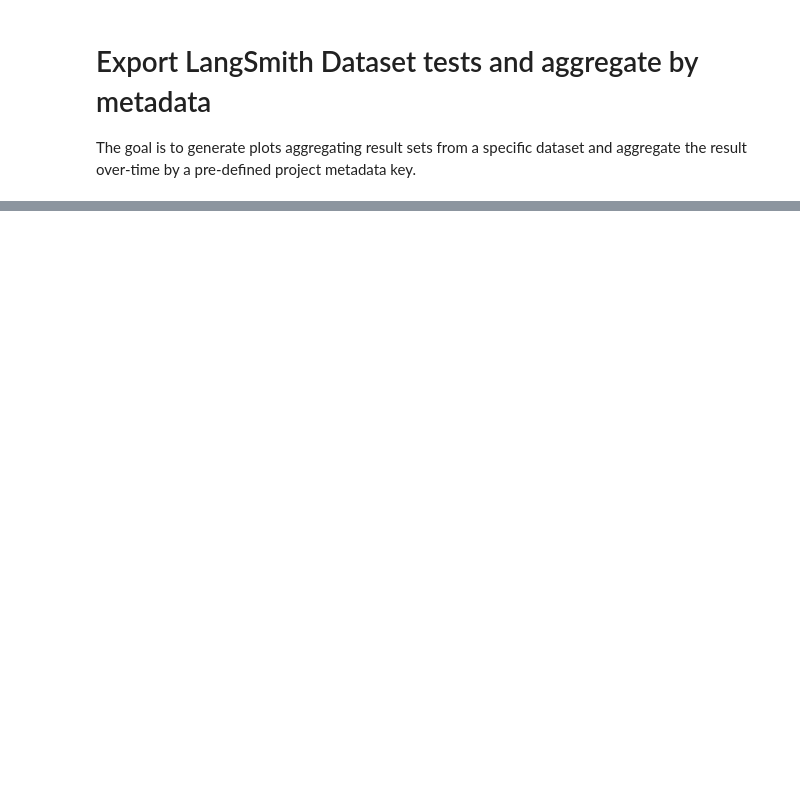
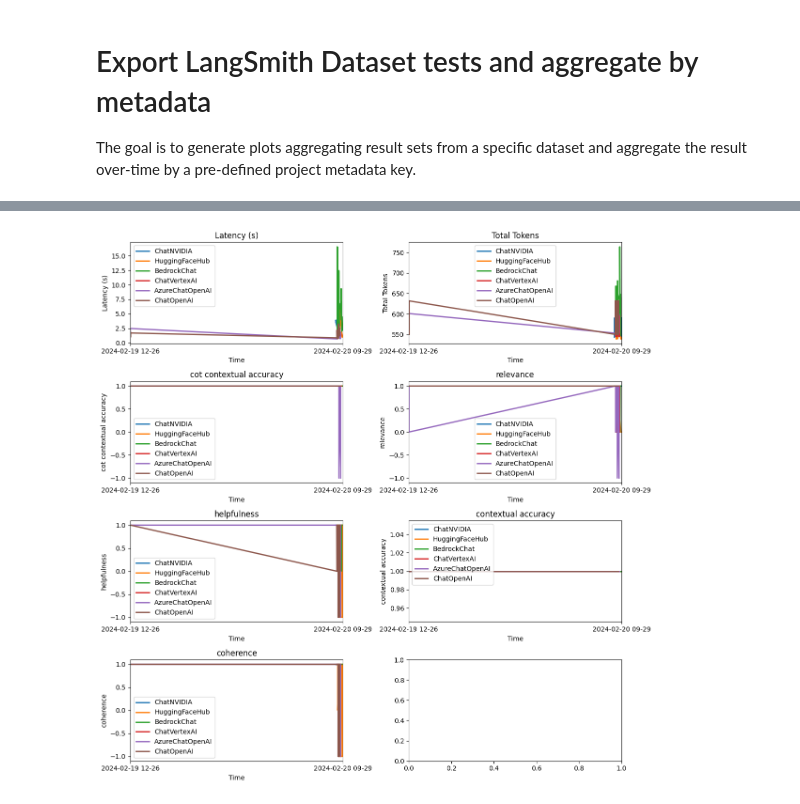
Before and after one commit to nicoloboschi/langchain-playground, a Jupyter notebook: langsmith-export.ipynb, the cells around one changed output, grey strips where cells are left out. Cells and saved outputs as stored; diff of their text form; code cells hidden in the pictures; blank space fills up the shorter version.

```diff
--- a/langsmith-export.ipynb
+++ b/langsmith-export.ipynb
@@ -12,0 +35,5 @@ metadata_key = input("Project metadata key: ")
+# %%
+c = Client()
+runs = c.list_runs(run_ids=["b89fe366-314c-4edb-89c0-9561e4ca639e", "283fa52e-a376-4b0e-a8ee-d1357f932df8"])
+for r in runs:
+    print(r)
@@ -21,6 +51,8 @@ from langsmith import Client
 
 @dataclass
 class RunStats:
+    run_id: str
+    error: bool
     ts: datetime
     latency: float
     total_tokens: int
@@ -30,10 +62,13 @@ use_existing = ""
 
 client = Client()
 examples = client.list_examples(dataset_name=dataset_name)
+examples = list(examples)
+print(f"Found {len(examples)} examples")
 
 runs_by_key = {}
 feedback_set = []
 for example in examples:
+    print(f"Start fetching runs for example {example}")
 
     runs = client.list_runs(reference_example_id=example.id)
     runs = list(runs)
@@ -43,6 +78,7 @@ for example in examples:
         latency = -1
         total_tokens = -1
         feedbacks = {}
+        error = False
 
         for t in trace:
             latency = t.end_time - t.start_time
@@ -52,14 +88,17 @@ for example in examples:
             for f in client.list_feedback(run_ids=[t.id]):
                 feedbacks[f.key] = f.score
                 feedback_set.append(f.key)
+            if t.error is not None:
+                error = True
             break
 
         pro = client.read_project(project_id=run.session_id)
         key = pro.extra.get("metadata", {}).get(metadata_key, "")
         if key not in runs_by_key:
             runs_by_key[key] = []
-        runs_by_key[key].append(RunStats(ts=ts, latency=latency, total_tokens=total_tokens, feedbacks=feedbacks))
+        runs_by_key[key].append(RunStats(run_id=run.id, error=error, ts=ts, latency=latency, total_tokens=total_tokens, feedbacks=feedbacks))
 
 print("Completed")
 print(str(runs_by_key))
+
 feedback_set = list(set(feedback_set))
@@ -66,6 +111,17 @@ feedback_set = list(set(feedback_set))
 # %%
+import math
+import json
+print('"run_id","llm","latency","tokens","time","error","eval"')
+for llm in runs_by_key.keys():
+    runs = runs_by_key[llm]
+    for run in runs:
+        err_str = "1" if run.error else "0"
+        eval_str = json.dumps(run.feedbacks).replace('"', '\\\"')
+        print(f"\"{run.run_id}\",\"{llm}\",\"{run.latency}\",\"{run.total_tokens}\",\"{run.ts.strftime('%Y-%m-%d %H:%M:%S')}\",\"{err_str}\",\"{eval_str}\"")
+
+
 import matplotlib.pyplot as main_plt
-import math
+
 main_plt.rcParams["figure.figsize"] = (12, 12)
 import matplotlib.dates as mdates
 types = ["latency", "total_tokens"] + list(feedback_set)
@@ -103,14 +159,15 @@ for i, type in enumerate(types):
     else:
         ylabel = type
     plt.set(xlabel="Time", ylabel=ylabel, title=ylabel)
-    min_ts = min_ts.replace(second=0)
-    max_ts = max_ts.replace(second=0)
+    min_ts = min_ts
+    max_ts = max_ts
 
     plt.set_xlim([min_ts, max_ts])
     plt.set_xticks([min_ts, max_ts])
 
-    plt.xaxis.set_major_formatter(mdates.DateFormatter('%Y-%m-%d'))
+    plt.xaxis.set_major_formatter(mdates.DateFormatter('%Y-%m-%d %H-%M'))
     plt.legend()
 
 fig.tight_layout()
 main_plt.show()
+# %% [output]
@@ -116,0 +191 @@ main_plt.show()
+[figure, added]
```
Also changed, not shown: parts of 5 cells of this notebook, 5 other files.
